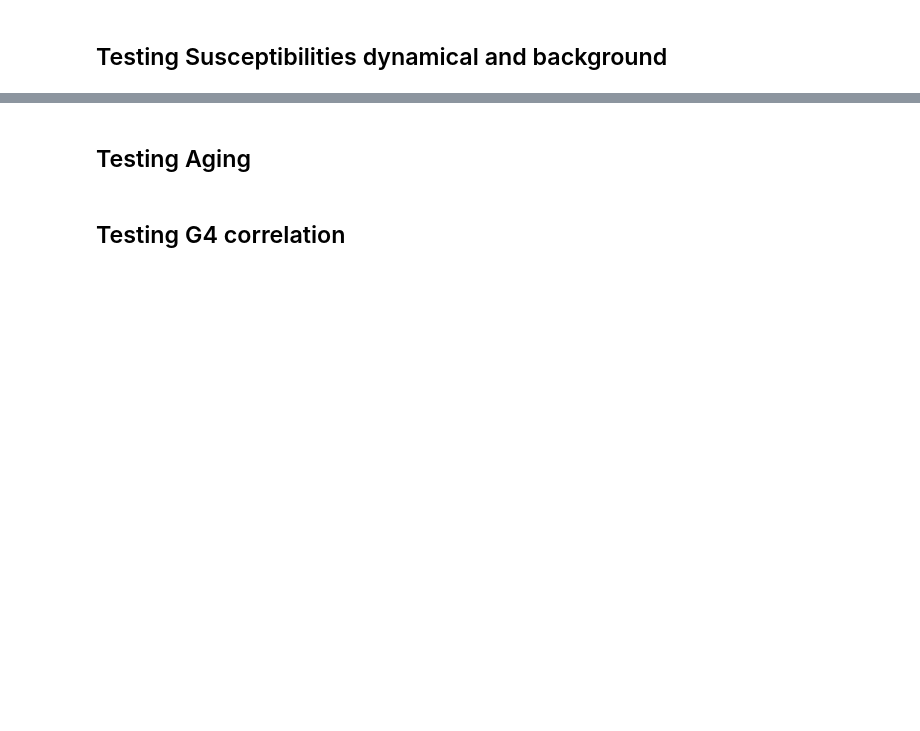
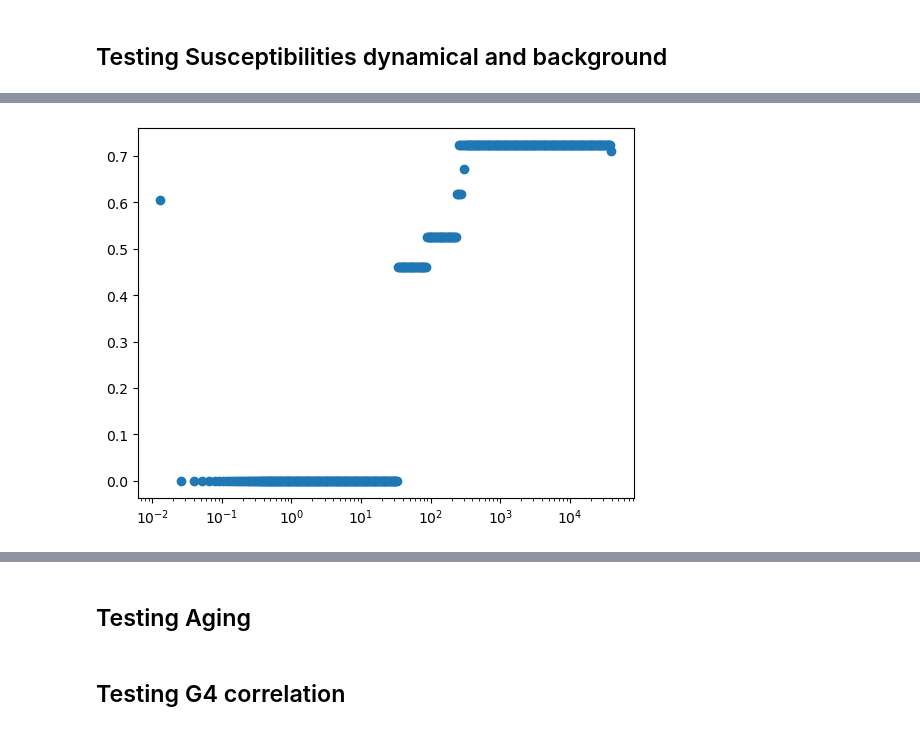
Before and after one commit to leonardodibari/Genie.jl, a Jupyter notebook: notebooks/suscept.ipynb, the cells around one changed output, grey strips where cells are left out. Saved outputs shown, nothing was run; the diff lists cells and outputs as text; code cells hidden in the pictures; blank space fills up the shorter version.

```diff
--- a/notebooks/suscept.ipynb
+++ b/notebooks/suscept.ipynb
@@ -111,0 +974,5 @@ sum(abs2, chi_tot - chi_dyn - chi_back)
+# %%
+plt.scatter(steps./76, matrix[200,:])
+plt.xscale("log")
+# %% [output]
+[figure, added]
```
Also changed, not shown: parts of 29 cells of this notebook, 26 other files.
